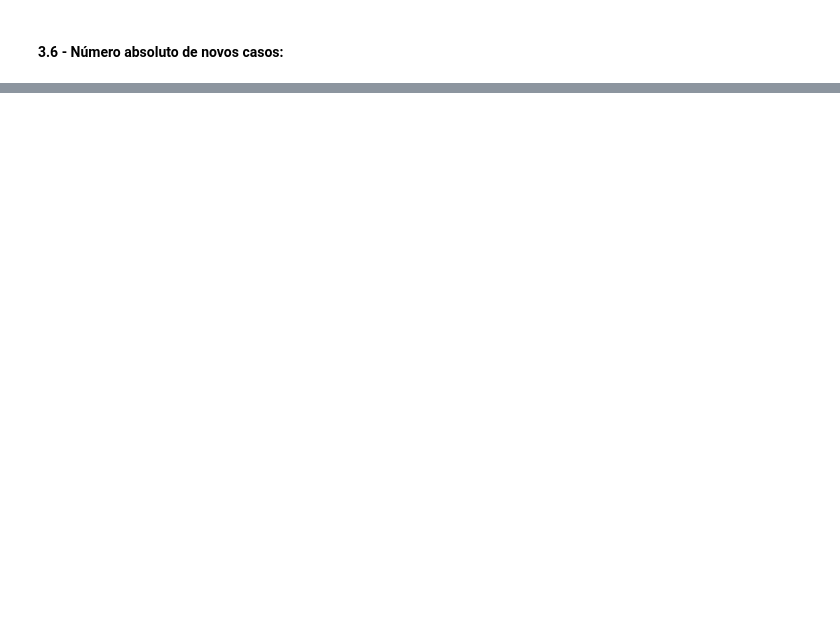
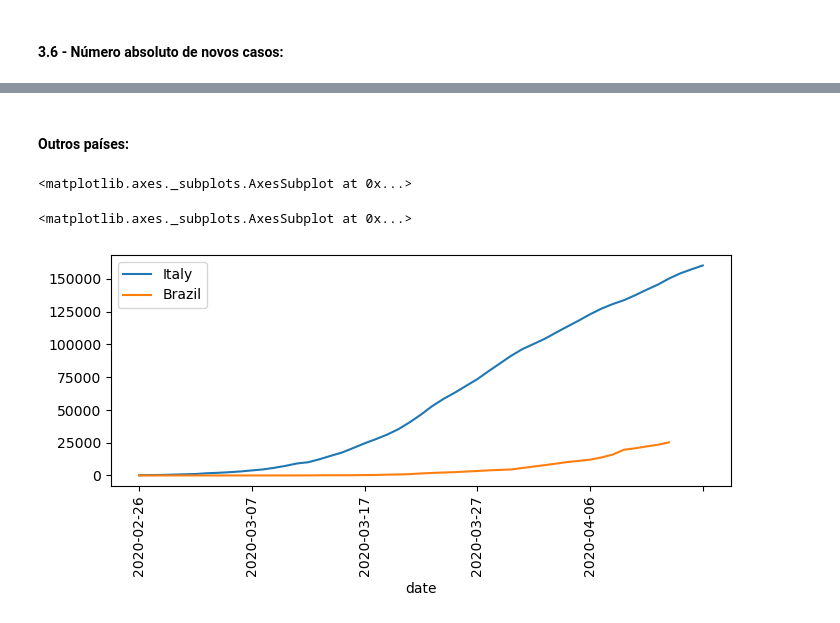
Before and after one commit to luiseduardobr1/covid19-Ceara, a Jupyter notebook: algoritmos/EstudoCoronavirusCEARA.ipynb, the cells around one changed output, grey strips where cells are left out. Drawn from its saved outputs; the diff is of its cells as text; code cells hidden in the pictures; blank space fills up the shorter version.

```diff
--- a/algoritmos/EstudoCoronavirusCEARA.ipynb
+++ b/algoritmos/EstudoCoronavirusCEARA.ipynb
@@ -1282,0 +1371,34 @@ plt.show()
+# %% [markdown]
+#### Outros países:
+# %%
+import pandas as pd
+from matplotlib import pyplot as plt
+from datetime import datetime as dt
+import matplotlib.dates
+from time import mktime
+import matplotlib.dates as mdates
+df = pd.read_csv('https://coronadatascraper.com/timeseries.csv')
+
+fig, ax = plt.subplots(figsize=(8,3))
+
+# gca stands for 'get current axis'
+ax = plt.gca()
+
+df2 = df[(df['country']=='Italy') & (df['level']=='country')]
+df3 = df[(df['country']=='Brazil') & (df['level']=='country') & (df['cases']>0)]
+
+
+df2.plot(x ='date', y='cases',label='Italy', ax=ax)
+df3.plot(x ='date', y='cases',label='Brazil', ax=ax)
+
+ax.tick_params(axis='x', rotation=90)
+
+
+
+plt.show()
+
+#df2
+# %% [output]
+<matplotlib.axes._subplots.AxesSubplot at 0x...>
+<matplotlib.axes._subplots.AxesSubplot at 0x...>
+[figure, added]
```
Also changed, not shown: parts of 25 cells of this notebook.
